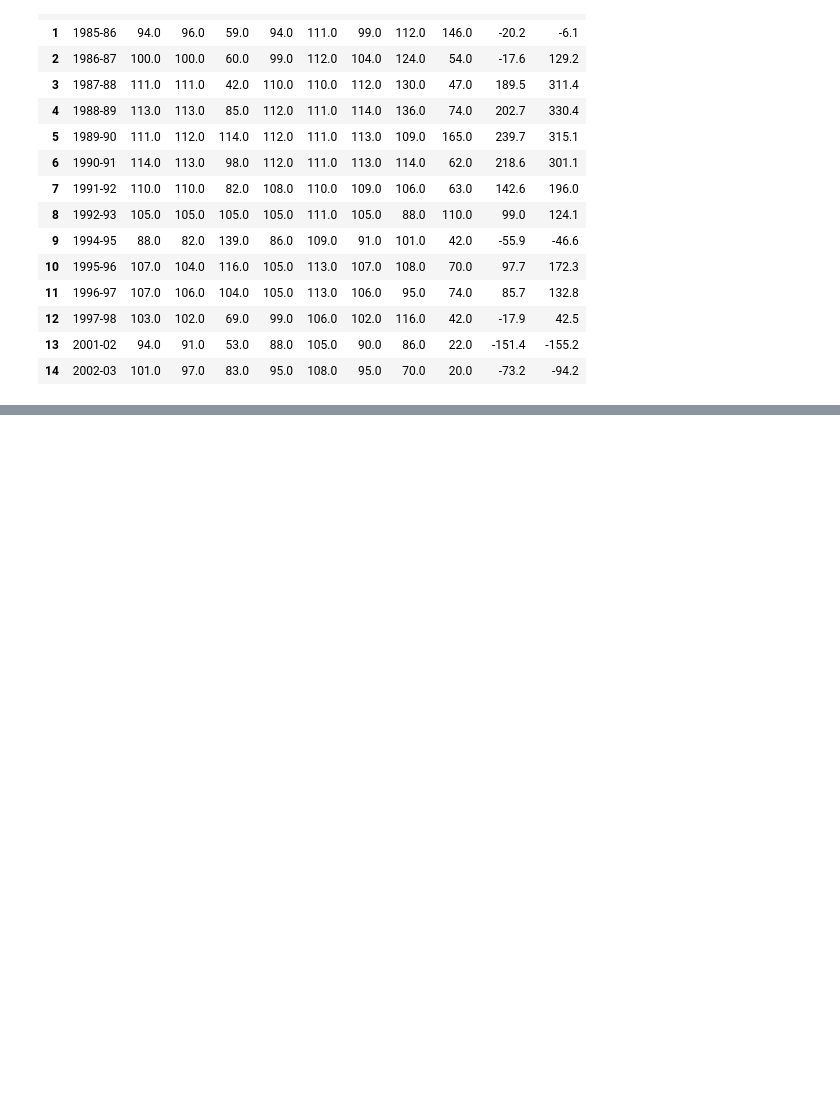
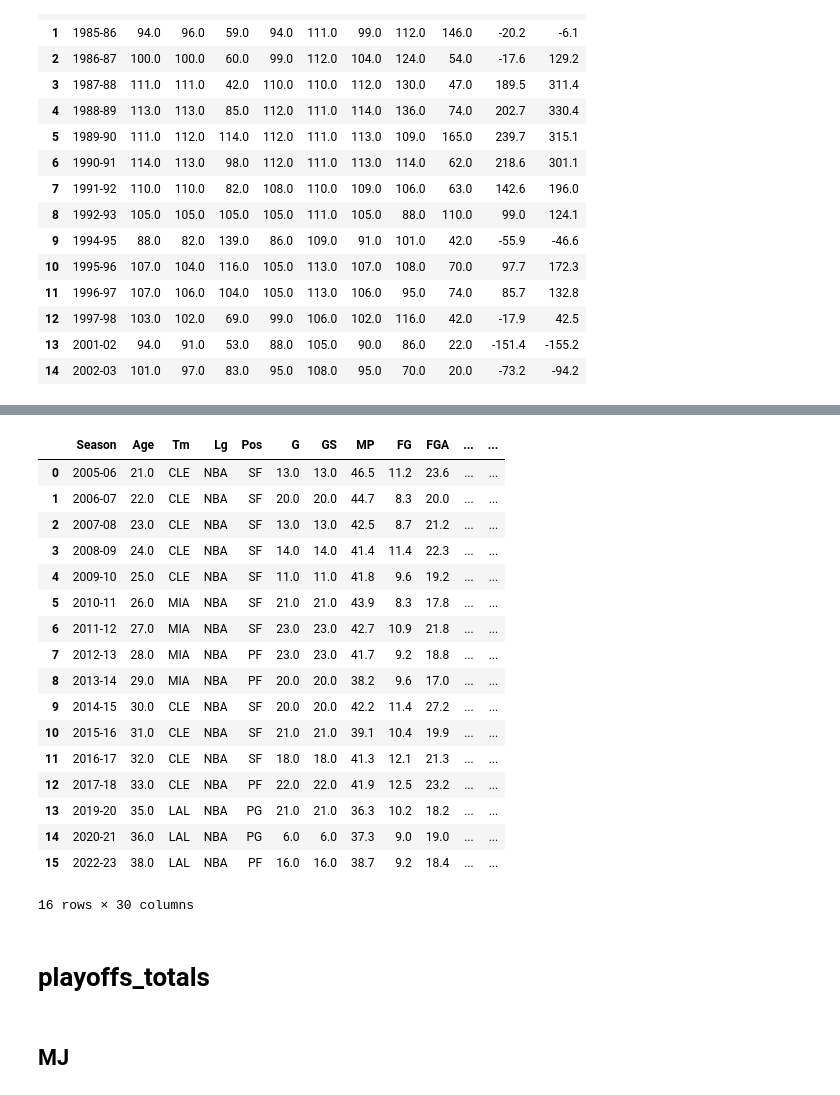
Before and after one commit to SilverCrocus/basketball-stats-dashboard, a Jupyter notebook: notebooks/cleaning.ipynb, the cells around one changed output, grey strips where cells are left out. Saved outputs shown, nothing was run; the diff lists cells and outputs as text; code cells hidden in the pictures; blank space fills up the shorter version.

```diff
--- a/notebooks/cleaning.ipynb
+++ b/notebooks/cleaning.ipynb
@@ -428,0 +522,23 @@ mj_adj_shooting.to_parquet('../data/mj_adj_shooting.parquet')
+# %%
+lj_playoff_per_game = lj_playoff_per_game.loc[: lj_playoff_per_game[lj_playoff_per_game['Season'] == 'Career'].index[0] - 1]
+# %%
+lj_playoff_per_game
+# %% [output]
+|  | Season | Age | Tm | Lg | Pos | G | GS | MP | FG | FGA | ... | ... |
+| 0 | 2005-06 | 21.0 | CLE | NBA | SF | 13.0 | 13.0 | 46.5 | 11.2 | 23.6 | ... | ... |
+| 1 | 2006-07 | 22.0 | CLE | NBA | SF | 20.0 | 20.0 | 44.7 | 8.3 | 20.0 | ... | ... |
+| 2 | 2007-08 | 23.0 | CLE | NBA | SF | 13.0 | 13.0 | 42.5 | 8.7 | 21.2 | ... | ... |
+| 3 | 2008-09 | 24.0 | CLE | NBA | SF | 14.0 | 14.0 | 41.4 | 11.4 | 22.3 | ... | ... |
+| 4 | 2009-10 | 25.0 | CLE | NBA | SF | 11.0 | 11.0 | 41.8 | 9.6 | 19.2 | ... | ... |
+| 5 | 2010-11 | 26.0 | MIA | NBA | SF | 21.0 | 21.0 | 43.9 | 8.3 | 17.8 | ... | ... |
+| 6 | 2011-12 | 27.0 | MIA | NBA | SF | 23.0 | 23.0 | 42.7 | 10.9 | 21.8 | ... | ... |
+| 7 | 2012-13 | 28.0 | MIA | NBA | PF | 23.0 | 23.0 | 41.7 | 9.2 | 18.8 | ... | ... |
+| 8 | 2013-14 | 29.0 | MIA | NBA | PF | 20.0 | 20.0 | 38.2 | 9.6 | 17.0 | ... | ... |
+| 9 | 2014-15 | 30.0 | CLE | NBA | SF | 20.0 | 20.0 | 42.2 | 11.4 | 27.2 | ... | ... |
+| 10 | 2015-16 | 31.0 | CLE | NBA | SF | 21.0 | 21.0 | 39.1 | 10.4 | 19.9 | ... | ... |
+| 11 | 2016-17 | 32.0 | CLE | NBA | SF | 18.0 | 18.0 | 41.3 | 12.1 | 21.3 | ... | ... |
+| 12 | 2017-18 | 33.0 | CLE | NBA | PF | 22.0 | 22.0 | 41.9 | 12.5 | 23.2 | ... | ... |
+| 13 | 2019-20 | 35.0 | LAL | NBA | PG | 21.0 | 21.0 | 36.3 | 10.2 | 18.2 | ... | ... |
+| 14 | 2020-21 | 36.0 | LAL | NBA | PG | 6.0 | 6.0 | 37.3 | 9.0 | 19.0 | ... | ... |
+| 15 | 2022-23 | 38.0 | LAL | NBA | PF | 16.0 | 16.0 | 38.7 | 9.2 | 18.4 | ... | ... |
+16 rows × 30 columns
@@ -428,0 +548,2 @@ mj_adj_shooting.to_parquet('../data/mj_adj_shooting.parquet')
+# %% [markdown]
+# playoffs_totals
@@ -428,0 +555,2 @@ mj_adj_shooting.to_parquet('../data/mj_adj_shooting.parquet')
+# %% [markdown]
+## MJ
```
Also changed, not shown: parts of 34 cells of this notebook, 6 other files.
